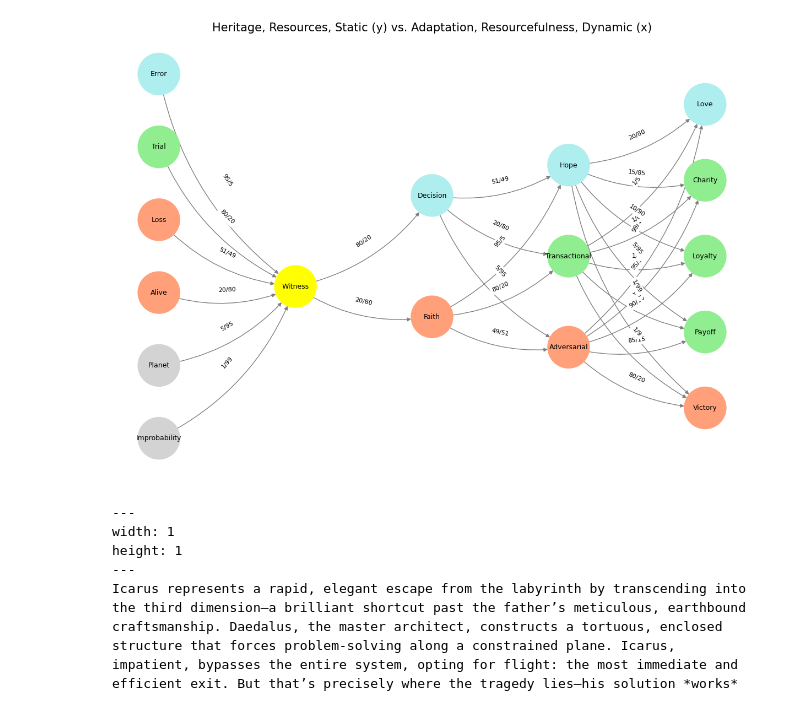
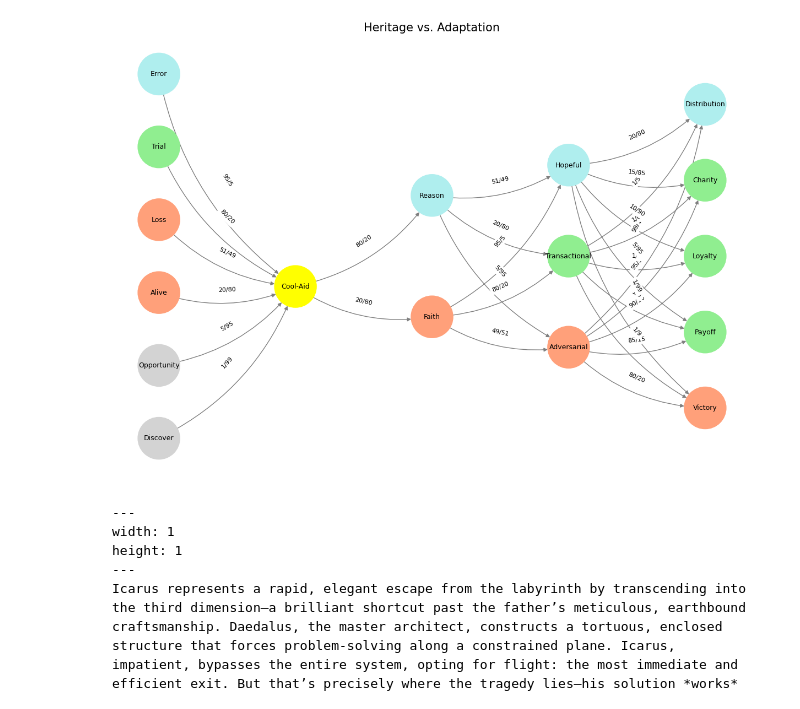
Before and after one commit to abikesa/fathertoson, a Jupyter notebook: kitabo/ensi/_build/jupyter_execute/act3/part3/part3_3.ipynb, the cells around one changed output. Drawn from its saved outputs; the diff is of its cells as text; code cells hidden in the pictures.

Commit message:
distribution

````diff
--- a/kitabo/ensi/_build/jupyter_execute/act3/part3/part3_3.ipynb
+++ b/kitabo/ensi/_build/jupyter_execute/act3/part3/part3_3.ipynb
@@ -22,18 +22,18 @@ import networkx as nx
 # Define the neural network layers
 def define_layers():
     return {
-        'Suis': ['Improbability', 'Planet', 'Alive', 'Loss', "Trial", 'Error'],  # Static
-        'Voir': ['Witness'],
-        'Choisis': ['Faith', 'Decision'],
-        'Deviens': ['Adversarial', 'Transactional', 'Hope'],
-        "M'èléve": ['Victory', 'Payoff', 'Loyalty', 'Charity', 'Love']
+        'Suis': ['Discover', 'Opportunity', 'Alive', 'Loss', "Trial", 'Error'],  # Static
+        'Voir': ['Cool-Aid'],
+        'Choisis': ['Faith', 'Reason'],
+        'Deviens': ['Adversarial', 'Transactional', 'Hopeful'],
+        "M'èléve": ['Victory', 'Payoff', 'Loyalty', 'Charity', 'Distribution']
     }
 
 # Assign colors to nodes
 def assign_colors():
     color_map = {
-        'yellow': ['Witness'],
-        'paleturquoise': ['Error', 'Decision', 'Hope', 'Love'],
+        'yellow': ['Cool-Aid'],
+        'paleturquoise': ['Error', 'Reason', 'Hopeful', 'Distribution'],
         'lightgreen': ["Trial", 'Transactional', 'Payoff', 'Charity', 'Loyalty'],
         'lightsalmon': ['Alive', 'Loss', 'Faith', 'Adversarial', 'Victory'],
     }
@@ -42,35 +42,35 @@ def assign_colors():
 # Define edge weights (hardcoded for editing)
 def define_edges():
     return {
-        ('Improbability', 'Witness'): '1/99',
-        ('Planet', 'Witness'): '5/95',
-        ('Alive', 'Witness'): '20/80',
-        ('Loss', 'Witness'): '51/49',
-        ("Trial", 'Witness'): '80/20',
-        ('Error', 'Witness'): '95/5',
-        ('Witness', 'Faith'): '20/80',
-        ('Witness', 'Decision'): '80/20',
+        ('Discover', 'Cool-Aid'): '1/99',
+        ('Opportunity', 'Cool-Aid'): '5/95',
+        ('Alive', 'Cool-Aid'): '20/80',
+        ('Loss', 'Cool-Aid'): '51/49',
+        ("Trial", 'Cool-Aid'): '80/20',
+        ('Error', 'Cool-Aid'): '95/5',
+        ('Cool-Aid', 'Faith'): '20/80',
+        ('Cool-Aid', 'Reason'): '80/20',
         ('Faith', 'Adversarial'): '49/51',
         ('Faith', 'Transactional'): '80/20',
-        ('Faith', 'Hope'): '95/5',
-        ('Decision', 'Adversarial'): '5/95',
-        ('Decision', 'Transactional'): '20/80',
-        ('Decision', 'Hope'): '51/49',
+        ('Faith', 'Hopeful'): '95/5',
+        ('Reason', 'Adversarial'): '5/95',
+        ('Reason', 'Transactional'): '20/80',
+        ('Reason', 'Hopeful'): '51/49',
         ('Adversarial', 'Victory'): '80/20',
         ('Adversarial', 'Payoff'): '85/15',
         ('Adversarial', 'Loyalty'): '90/10',
         ('Adversarial', 'Charity'): '95/5',
-        ('Adversarial', 'Love'): '99/1',
+        ('Adversarial', 'Distribution'): '99/1',
         ('Transactional', 'Victory'): '1/9',
         ('Transactional', 'Payoff'): '1/8',
         ('Transactional', 'Loyalty'): '1/7',
         ('Transactional', 'Charity'): '1/6',
-        ('Transactional', 'Love'): '1/5',
-        ('Hope', 'Victory'): '1/99',
-        ('Hope', 'Payoff'): '5/95',
-        ('Hope', 'Loyalty'): '10/90',
-        ('Hope', 'Charity'): '15/85',
-        ('Hope', 'Love'): '20/80'
+        ('Transactional', 'Distribution'): '1/5',
+        ('Hopeful', 'Victory'): '1/99',
+        ('Hopeful', 'Payoff'): '5/95',
+        ('Hopeful', 'Loyalty'): '10/90',
+        ('Hopeful', 'Charity'): '15/85',
+        ('Hopeful', 'Distribution'): '20/80'
     }
 
 # Calculate positions for nodes
@@ -87,35 +87,35 @@ def visualize_nn():
     pos = {}
     node_colors = []
 
     # Add nodes and assign positions
     for i, (layer_name, nodes) in enumerate(layers.items()):
         positions = calculate_positions(nodes, x_offset=i * 2)
         for node, position in zip(nodes, positions):
             G.add_node(node, layer=layer_name)
             pos[node] = position
             node_colors.append(colors.get(node, 'lightgray'))
 
     # Add edges with weights
     for (source, target), weight in edges.items():
         if source in G.nodes and target in G.nodes:
             G.add_edge(source, target, weight=weight)
 
     # Draw the graph
     plt.figure(figsize=(12, 8))
     edges_labels = {(u, v): d["weight"] for u, v, d in G.edges(data=True)}
 
     nx.draw(
         G, pos, with_labels=True, node_color=node_colors, edge_color='gray',
         node_size=3000, font_size=9, connectionstyle="arc3,rad=0.2"
     )
     nx.draw_networkx_edge_labels(G, pos, edge_labels=edges_labels, font_size=8)
-    plt.title("Heritage, Resources, Static (y) vs. Adaptation, Resourcefulness, Dynamic (x)", fontsize=15)
+    plt.title("Heritage vs. Adaptation", fontsize=15)
     plt.show()
 
 # Run the visualization
 visualize_nn()
 # %% [output]
-[figure, old version]
+[figure, new version]
 # %% [markdown]
 ```{figure} ../../figures/blanche.*
 ---
````
Also changed, not shown: parts of 1 cell of this notebook, 11 other files.
